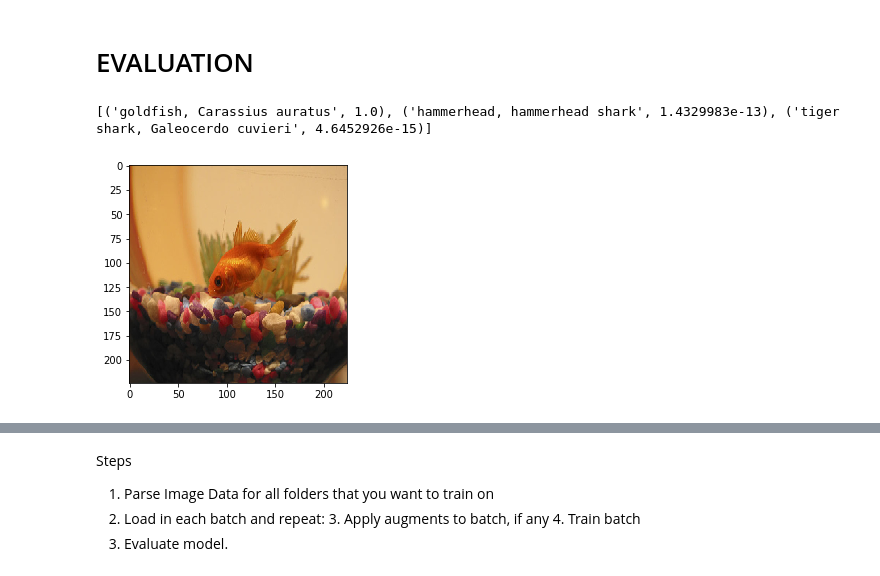
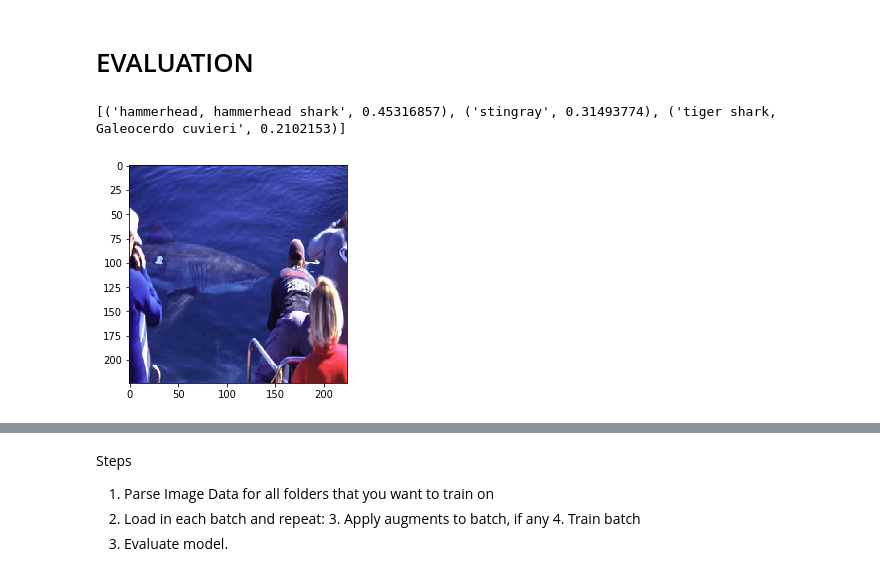
Before and after one commit to alswilli/Object-Classificaton-and-Localization-on-ImageNet, a Jupyter notebook: new-pipeline.ipynb, the cells around one changed output, grey strips where cells are left out. Drawn from its saved outputs; the diff is of its cells as text; code cells hidden in the pictures.

```diff
--- a/new-pipeline.ipynb
+++ b/new-pipeline.ipynb
@@ -31,7 +31,7 @@ import preprocessing as pp
 pp.init()
 
 allTrainingFolders = [x for x in os.listdir(pp.trainPath) if x.startswith('n')]
-trainingFolders = allTrainingFolders[0:5]
+trainingFolders = allTrainingFolders[0:100]
 # %% [output]
 The autoreload extension is already loaded. To reload it, use:
   %reload_ext autoreload
@@ -196,34 +207,34 @@ train: [0.8406962091796064, 0.6183574880954724]
 # %%
 predictions = model.predict(np.array(x_val))
 # %%
-k = 101
+k = 301
 
 pp.displayImage(x_val[k])
 #PRINT PREDICTION CLASSES
 print(pp.topClasses(predictions[k], encoder.classes_))
 
 #LOAD PREDICTIONS INTO DATAFRAME, compute accuracy
 def predictionsToDataframe(predictions, truth, encoder):
     one = []
     two = []
     three = []
     for p in predictions:
         top = pp.topClasses(p, encoder.classes_)
         one.append(top[0][0])
         two.append(top[1][0])
         three.append(top[2][0])
 
     df = pd.DataFrame({'truth': [pp.translateID(x) for x in encoder.inverse_transform(truth)],
                       'one': one,
                       'two': two,
                       'three': three})
 
     return df
 
 df = predictionsToDataframe(predictions, y_val, encoder)
 # %% [output]
-[('goldfish, Carassius auratus', 1.0), ('hammerhead, hammerhead shark', 1.4329983e-13), ('tiger shark, Galeocerdo cuvieri', 4.6452926e-15)]
+[('hammerhead, hammerhead shark', 0.45316857), ('stingray', 0.31493774), ('tiger shark, Galeocerdo cuvieri', 0.2102153)]
-[figure, old version]
+[figure, new version]
 # %%
 acc = len(df[df.truth == df.one])/len(df)
 print("Top-1 accuracy: {0}".format(acc))
```
Also changed, not shown: parts of 12 cells of this notebook.
